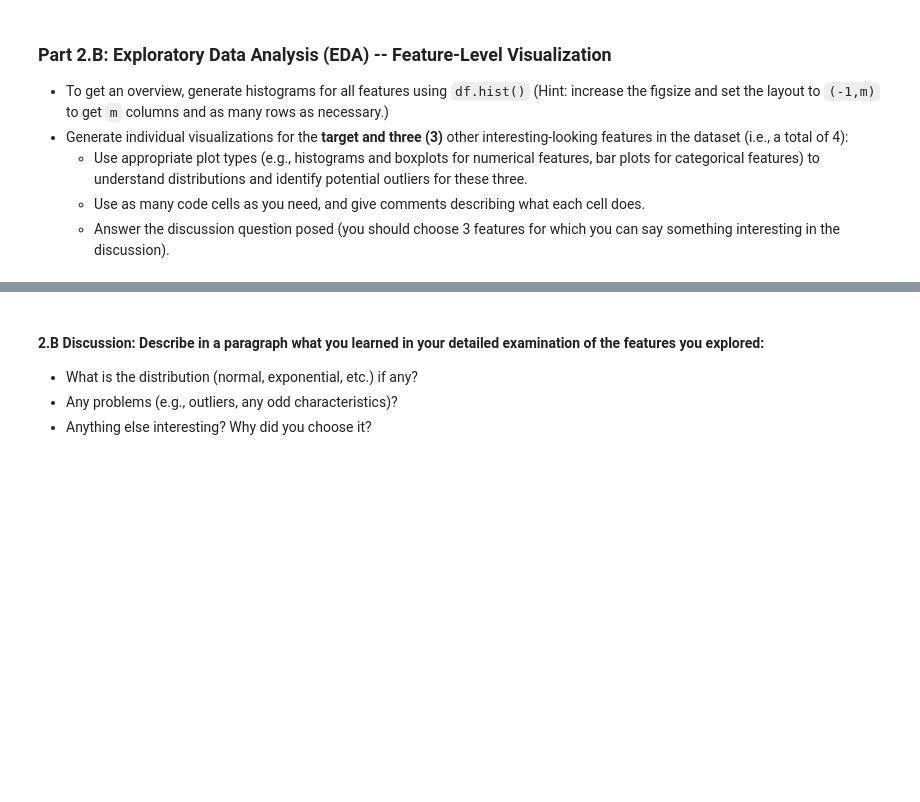
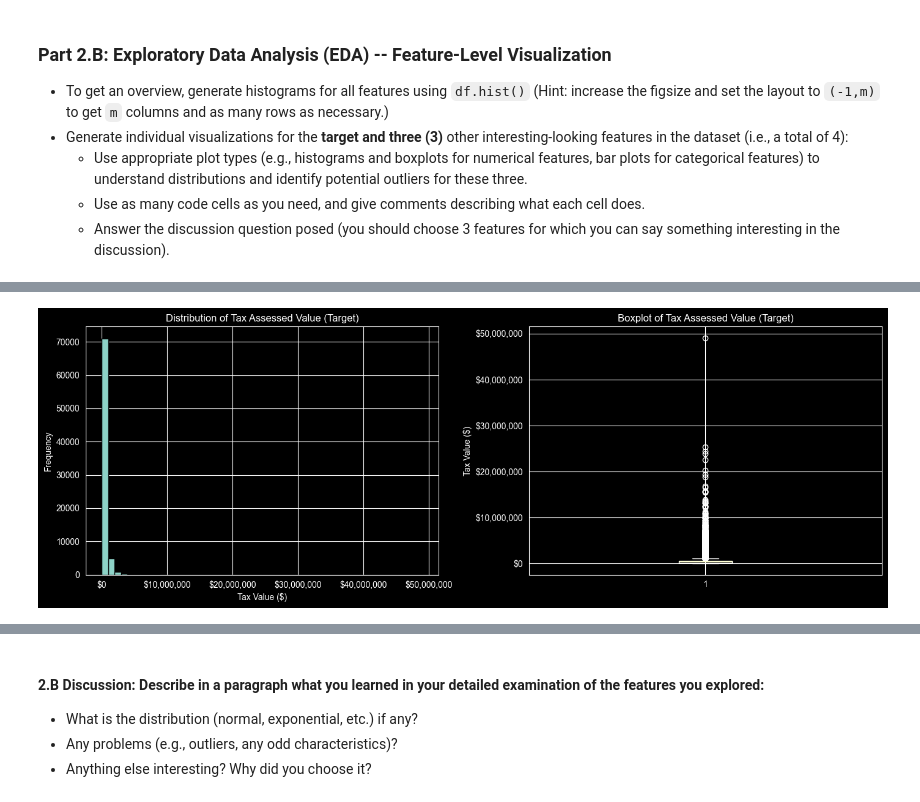
Before and after one commit to reynolkb-bu/Module-3-Assignments, a Jupyter notebook: Milestone_01.ipynb, the cells around one changed output, grey strips where cells are left out. Saved outputs shown, nothing was run; the diff lists cells and outputs as text; code cells hidden in the pictures; blank space fills up the shorter version.

```diff
--- a/Milestone_01.ipynb
+++ b/Milestone_01.ipynb
@@ -266,0 +275,19 @@ Also assessmentyear has 1 unique value (2016) — constant across all rows.
+# %%
+# Feature 1: Target variable - taxvaluedollarcnt
+fig, axes = plt.subplots(1, 2, figsize=(14, 5))
+
+axes[0].hist(df['taxvaluedollarcnt'].dropna(), bins=50, edgecolor='black')
+axes[0].set_title('Distribution of Tax Assessed Value (Target)')
+axes[0].set_xlabel('Tax Value ($)')
+axes[0].set_ylabel('Frequency')
+axes[0].xaxis.set_major_formatter(mticker.FuncFormatter(dollar_format))
+
+axes[1].boxplot(df['taxvaluedollarcnt'].dropna(), vert=True)
+axes[1].set_title('Boxplot of Tax Assessed Value (Target)')
+axes[1].set_ylabel('Tax Value ($)')
+axes[1].yaxis.set_major_formatter(mticker.FuncFormatter(dollar_format))
+
+plt.tight_layout()
+plt.show()
+# %% [output]
+[figure, added]
```
Also changed, not shown: parts of 4 cells of this notebook.
